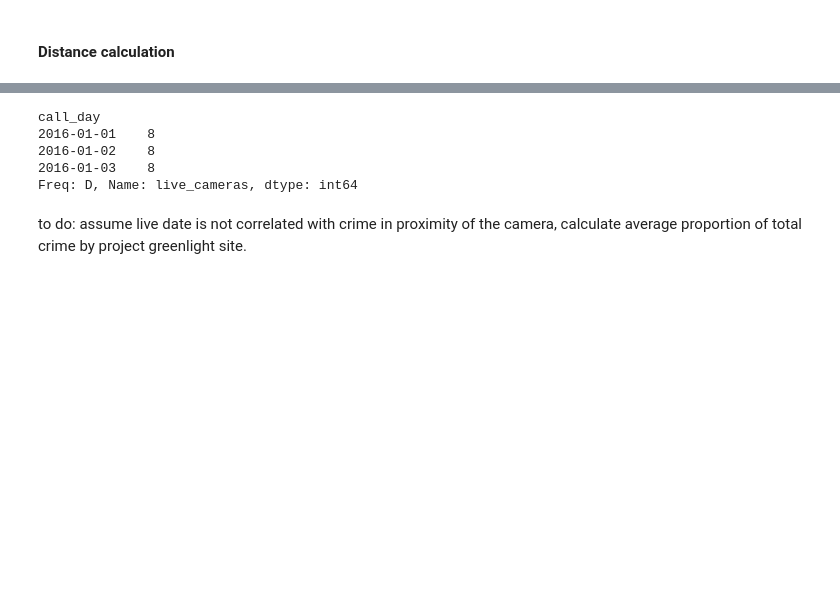
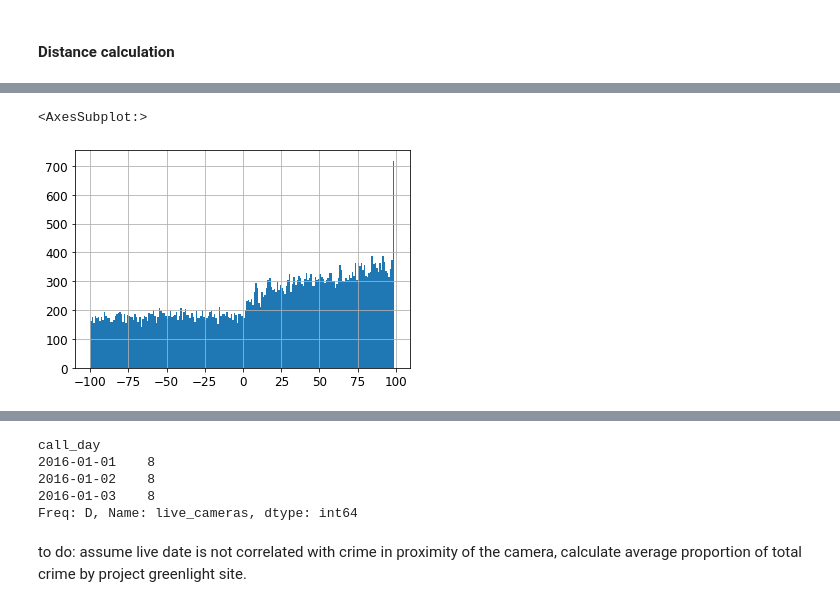
Before and after one commit to ahakso/detroit, a Jupyter notebook: project_greenlight_join.ipynb, the cells around one changed output, grey strips where cells are left out. Drawn from its saved outputs; the diff is of its cells as text; code cells hidden in the pictures; blank space fills up the shorter version.

```diff
--- a/project_greenlight_join.ipynb
+++ b/project_greenlight_join.ipynb
@@ -22,7 +35,7 @@ greenlight_fn = f"Project_Green_Light_Locations.geojson"
 fn_911 = f"911_Calls_For_Service.csv"
 fullpath_911 = f"{bucket}{fn_911}"
 fullpath_greenlight = f"{bucket}{greenlight_fn}"
-nrows = 1e5
+nrows = None # None to read all rows
 calls = (
     csv_with_x_y_to_gpd(
         #     fullpath,#from s3
@@ -105,0 +229,5 @@ background_rate.head(3)
+# %%
+combined_df.days_since_live.hist(bins=np.arange(-100,100,1))
+# %% [output]
+<AxesSubplot:>
+[figure, added]
```
Also changed, not shown: parts of 63 cells of this notebook, 3 other files.
